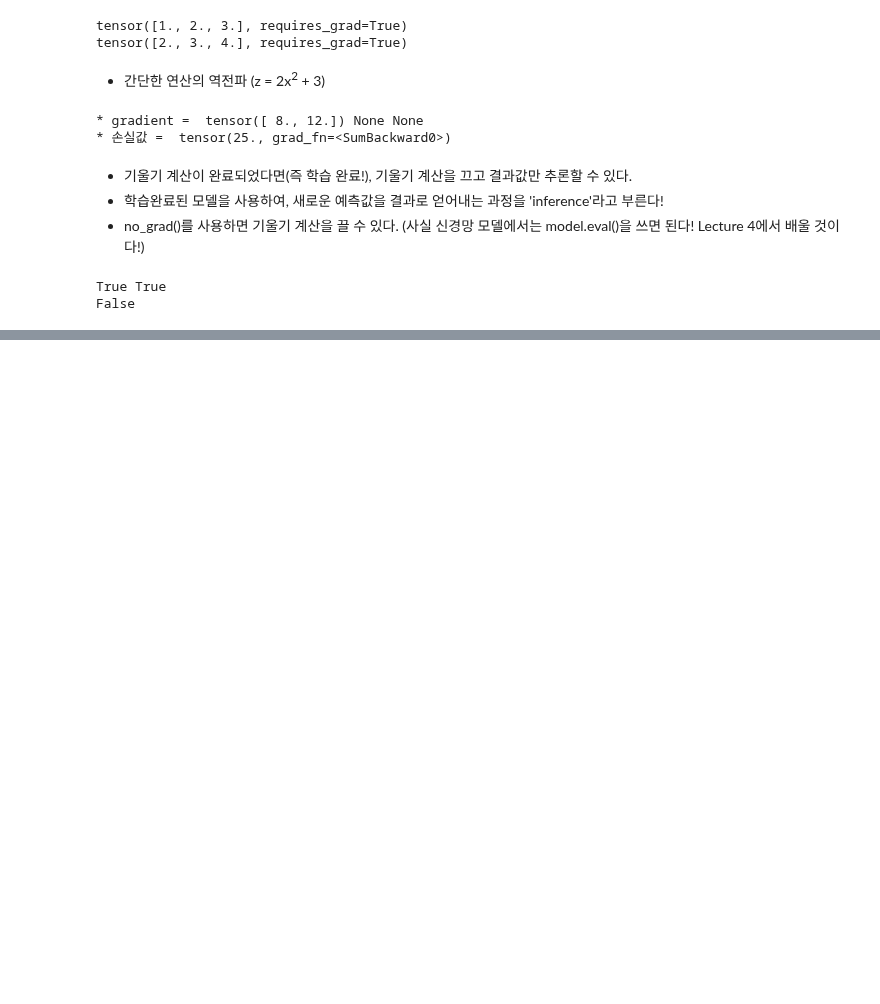
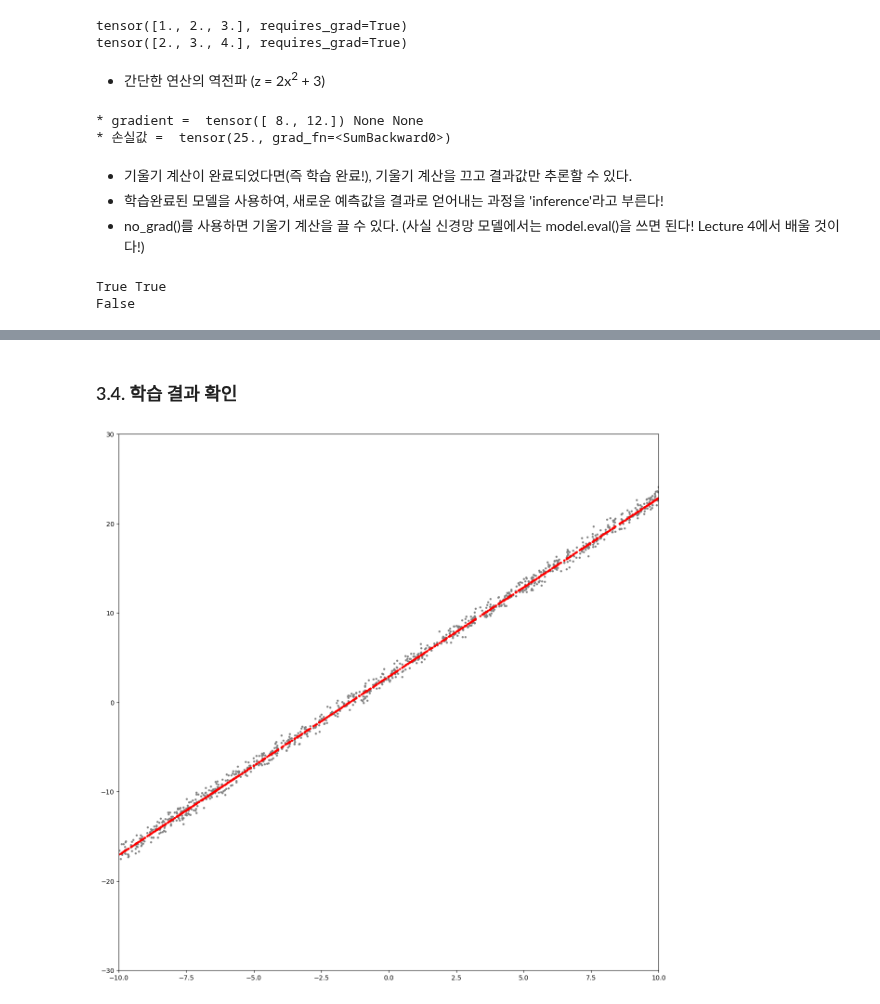
Before and after one commit to Pulsar-kkaturi/DL-Education, a Jupyter notebook: VisionDL_Lecture/Lecture2_MathofNN_Pytorch.ipynb, the cells around one changed output, grey strips where cells are left out. Cells and saved outputs as stored; diff of their text form; code cells hidden in the pictures; blank space fills up the shorter version.

```diff
--- a/VisionDL_Lecture/Lecture2_MathofNN_Pytorch.ipynb
+++ b/VisionDL_Lecture/Lecture2_MathofNN_Pytorch.ipynb
@@ -260,0 +386,10 @@ False
+# %% [markdown]
+### 3.4. 학습 결과 확인
+# %%
+plt.figure(figsize=(15,15))
+plt.scatter(x.numpy(),y_noise.numpy(),s=5,c="gray")
+plt.scatter(x.detach().numpy(),output.detach().numpy(),s=5,c="red")
+plt.axis([-10, 10, -30, 30])
+plt.show()
+# %% [output]
+[figure, added]
```
Also changed, not shown: parts of 14 cells of this notebook, 2 other files.
